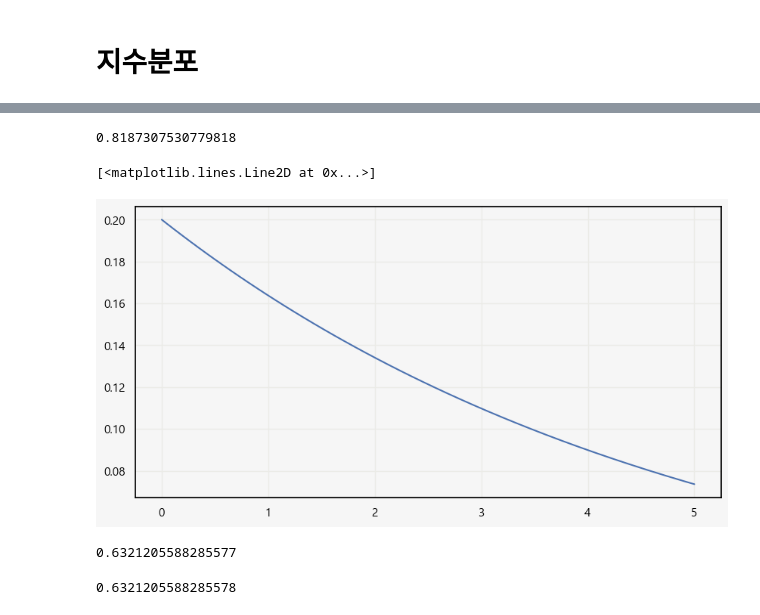
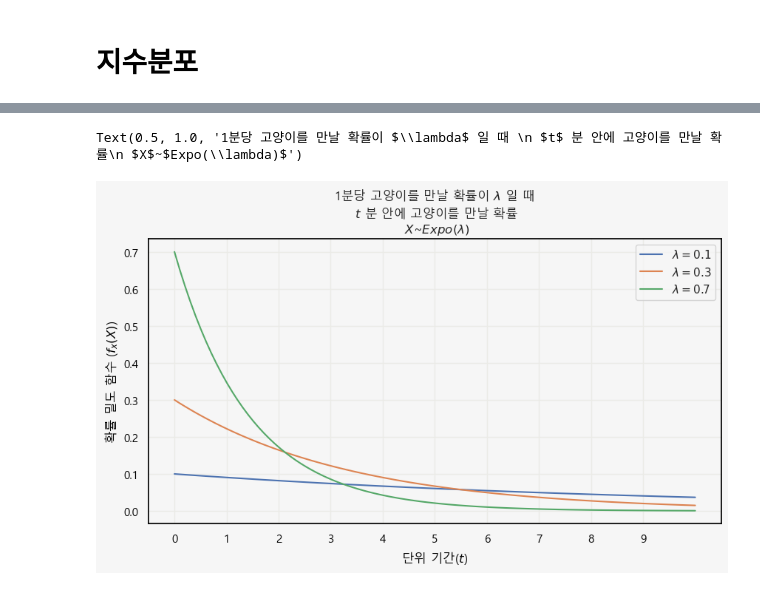
Before and after one commit to yonghyeun/Probability, a Jupyter notebook: 지수분포.ipynb, the cells around one changed output, grey strips where cells are left out. Cells and saved outputs as stored; diff of their text form; code cells hidden in the pictures.

```diff
--- a/지수분포.ipynb
+++ b/지수분포.ipynb
@@ -30,7 +140,7 @@ class Expo:
 
         self.lamb = lamb
 
-    def possion(self):
+    def poisson(self):
         '''
         포아송 분포를 따르는 1 단위 시간 내
         0 번 성공 할 확률
@@ -49,9 +159,9 @@ class Expo:
         포아송분포의 pmf ** t
         '''
 
-        return 1 - self.possion() **t
+        return 1 - self.poisson() **t
 
-    def pmf(self,t):
+    def pdf(self,t):
         '''
         Exponential distribution의 CDF 를 t 에 대해 미분하여 구한
         확률밀도함수
@@ -96,23 +206,22 @@ class Expo:
         print('P(X >= s + t)|P(X >= s) : ', round(ST / S,8))
         print('P(X >= t) : ', round(T , 8))
 # %%
-expo = Expo(lamb = 0.2)
+expo = Expo(lamb = 0.1)
-# %%
-expo.possion()
-# %% [output]
-0.8187307530779818
-# %%
-X = np.linspace(0,5,100)
-plt.figure(figsize = (10,5))
-plt.plot(X,expo.pmf(X))
-# %% [output]
-[<matplotlib.lines.Line2D at 0x...>]
-[figure, removed]
-# %%
-stats.expon(scale = 1/0.2).cdf(5)
-# %% [output]
-0.6321205588285577
-# %%
-expo.cdf(5)
-# %% [output]
-0.6321205588285578
+# %%
+X = np.linspace(0,10,100)
+
+fig,ax = plt.subplots(figsize = (10,5))
+
+for l in [0.1,0.3,0.7]:
+    expo = Expo(lamb = l)
+    ax.plot(
+        X,expo.pdf(X),label = f'$\lambda = {l}$'
+    )
+ax.legend()
+ax.set_xticks(np.arange(0,10));
+ax.set_xlabel('단위 기간($t$)')
+ax.set_ylabel('확률 밀도 함수 ($f_x(X)$)')
+ax.set_title('1분당 고양이를 만날 확률이 $\lambda$ 일 때 \n $t$ 분 안에 고양이를 만날 확률\n $X$~$Expo(\lambda)$')
+# %% [output]
+Text(0.5, 1.0, '1분당 고양이를 만날 확률이 $\\lambda$ 일 때 \n $t$ 분 안에 고양이를 만날 확률\n $X$~$Expo(\\lambda)$')
+[figure, added]
```
Also changed, not shown: parts of 12 cells of this notebook.
